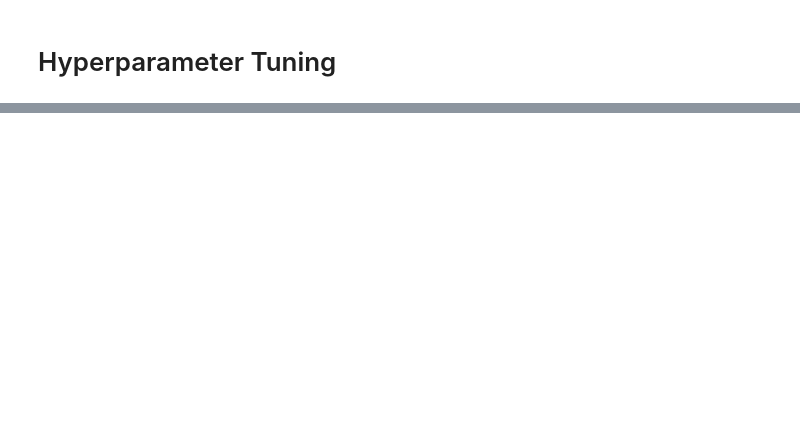
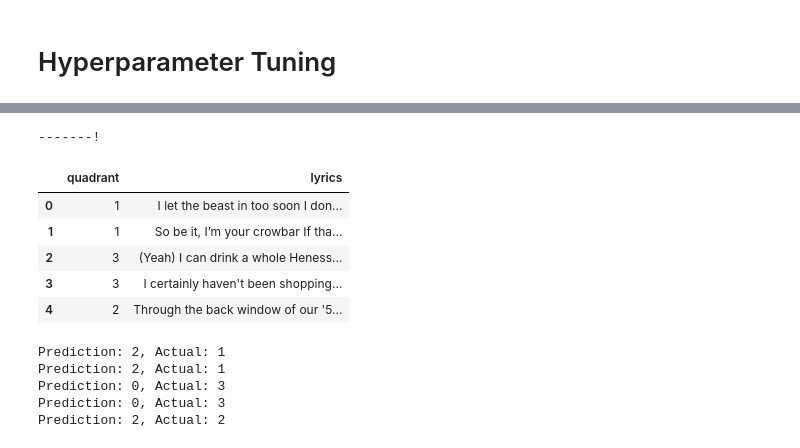
Before and after one commit to martinoywa/Capstone-Udacity-ML-Engineer, a Jupyter notebook: capstone_project.ipynb, the cells around one changed output, grey strips where cells are left out. Saved outputs shown, nothing was run; the diff lists cells and outputs as text; code cells hidden in the pictures; blank space fills up the shorter version.

```diff
--- a/capstone_project.ipynb
+++ b/capstone_project.ipynb
@@ -203,0 +464,5 @@ Job ended with status 'Stopped' rather than 'Completed'. This could mean the job
+# %%
+predictor = huggingface_model.deploy(initial_instance_count=1, instance_type='ml.m5.large', endpoint_name="lyrics-classifier-endpoint")
+# predictor = HuggingFacePredictor("huggingface-pytorch-inference-2022-01-21-13-07-39-849")
+# %% [output]
+-------!
@@ -203,0 +472,21 @@ Job ended with status 'Stopped' rather than 'Completed'. This could mean the job
+# %%
+# inferencing
+test_data = test.head()[["quadrant", "lyrics"]]
+test_data
+# %% [output]
+|  | quadrant | lyrics |
+| 0 | 1 | I let the beast in too soon I don... |
+| 1 | 1 | So be it, I’m your crowbar If tha... |
+| 2 | 3 | (Yeah) I can drink a whole Heness... |
+| 3 | 3 | I certainly haven't been shopping... |
+| 4 | 2 | Through the back window of our '5... |
+# %%
+for i in range(test_data.shape[0]):
+    res = predictor.predict(test_data.iloc[i]["lyrics"])
+    print(f"Prediction: {res}, Actual: {test_data.iloc[i]['quadrant']}")
+# %% [output]
+Prediction: 2, Actual: 1
+Prediction: 2, Actual: 1
+Prediction: 0, Actual: 3
+Prediction: 0, Actual: 3
+Prediction: 2, Actual: 2
```
Also changed, not shown: parts of 27 cells of this notebook.
